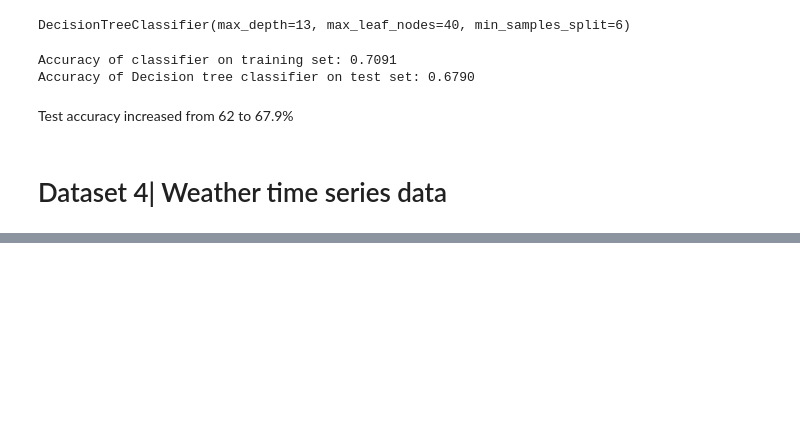
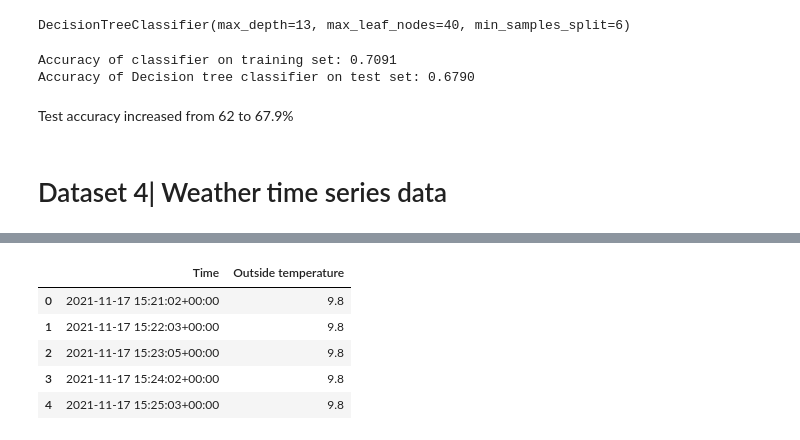
Before and after one commit to AshwinUniyal/ML_Project, a Jupyter notebook: ML_Coursework.ipynb, the cells around one changed output, grey strips where cells are left out. Saved outputs shown, nothing was run; the diff lists cells and outputs as text; code cells hidden in the pictures; blank space fills up the shorter version.

```diff
--- a/ML_Coursework.ipynb
+++ b/ML_Coursework.ipynb
@@ -1533,2 +1538,2 @@ Test accuracy increased from 62 to 67.9%
 # %%
-weather_data = pd.read_csv('weather.csv', header = None)
+weather_data = pd.read_csv("/content/drive/MyDrive/ML_coursework_weather_data/weather.csv")
@@ -1545 +1574,11 @@ data.head()
+# %%
+df_outTemp.columns = ['Time','Outside temperature']
+df_outTemp.head()
+# %% [output]
+|  | Time | Outside temperature |
+| 0 | 2021-11-17 15:21:02+00:00 | 9.8 |
+| 1 | 2021-11-17 15:22:03+00:00 | 9.8 |
+| 2 | 2021-11-17 15:23:05+00:00 | 9.8 |
+| 3 | 2021-11-17 15:24:02+00:00 | 9.8 |
+| 4 | 2021-11-17 15:25:03+00:00 | 9.8 |
 # %%
```
Also changed, not shown: parts of 12 cells of this notebook.
